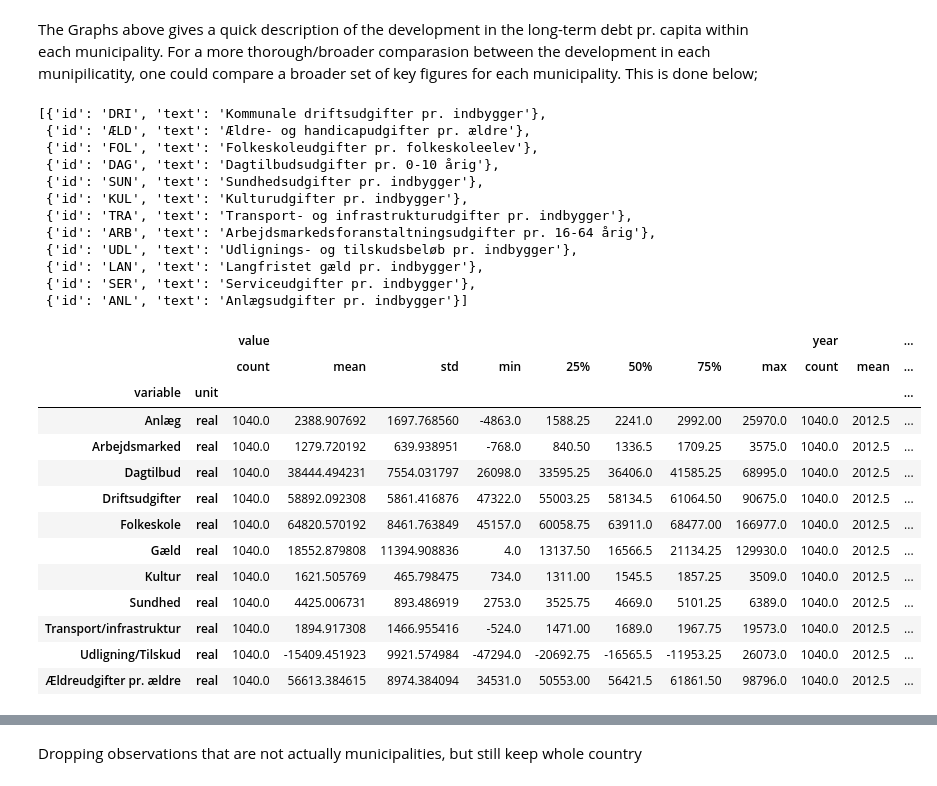
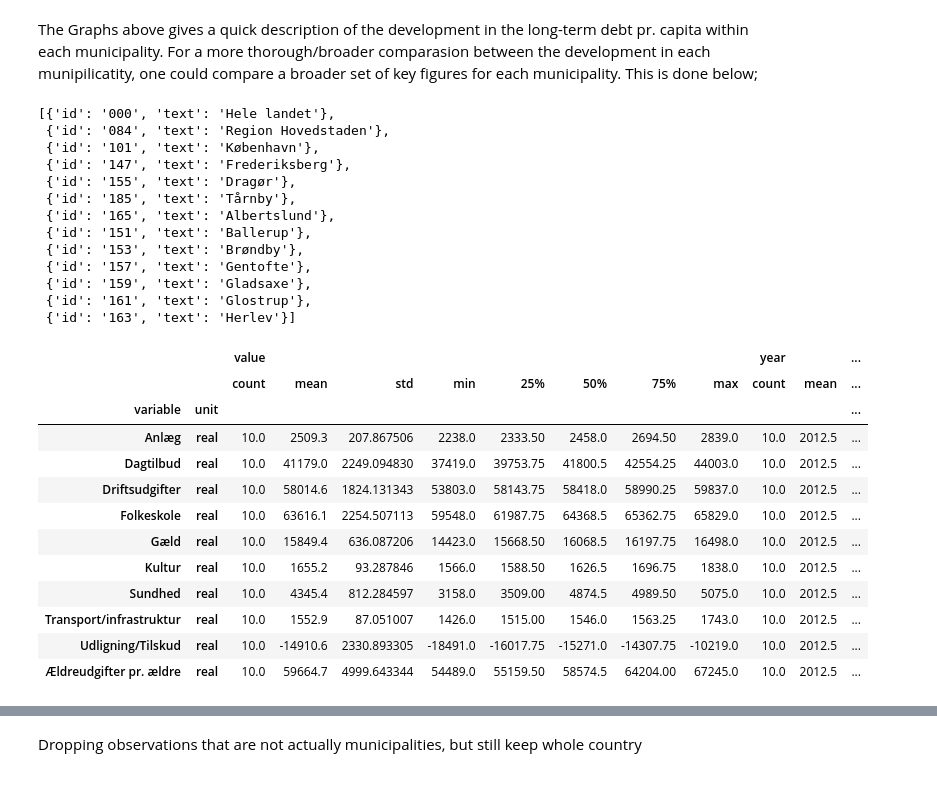
Before and after one commit to NumEconCopenhagen/projects-2019-peter-larsens-kaffe-m-havre, a Jupyter notebook: dataproject/dataProject.ipynb, the cells around one changed output, grey strips where cells are left out. Saved outputs shown, nothing was run; the diff lists cells and outputs as text; code cells hidden in the pictures.

Commit message:
Plot over alle nøgletal for hele landet

```diff
--- a/dataproject/dataProject.ipynb
+++ b/dataproject/dataProject.ipynb
@@ -246,25 +246,27 @@ Note få den anden slider til at virke.
 # %% [markdown]
 The Graphs above gives a quick description of the development in the long-term debt pr. capita within each municipality. For a more thorough/broader comparasion between the development in each munipilicatity, one could compare a broader set of key figures for each municipality. This is done below;
 # %%
+# Used for getting an overview of the variablenames and their id.
 indk_vars = dst.get_variables(table_id='NGLK')
-indk_vars['values'][1][:13]
+indk_vars['values'][0][:13]
 # %% [output]
-[{'id': 'DRI', 'text': 'Kommunale driftsudgifter pr. indbygger'},
- {'id': 'ÆLD', 'text': 'Ældre- og handicapudgifter pr. ældre'},
- {'id': 'FOL', 'text': 'Folkeskoleudgifter pr. folkeskoleelev'},
- {'id': 'DAG', 'text': 'Dagtilbudsudgifter pr. 0-10 årig'},
- {'id': 'SUN', 'text': 'Sundhedsudgifter pr. indbygger'},
- {'id': 'KUL', 'text': 'Kulturudgifter pr. indbygger'},
- {'id': 'TRA', 'text': 'Transport- og infrastrukturudgifter pr. indbygger'},
- {'id': 'ARB', 'text': 'Arbejdsmarkedsforanstaltningsudgifter pr. 16-64 årig'},
- {'id': 'UDL', 'text': 'Udlignings- og tilskudsbeløb pr. indbygger'},
- {'id': 'LAN', 'text': 'Langfristet gæld pr. indbygger'},
- {'id': 'SER', 'text': 'Serviceudgifter pr. indbygger'},
- {'id': 'ANL', 'text': 'Anlægsudgifter pr. indbygger'}]
+[{'id': '000', 'text': 'Hele landet'},
+ {'id': '084', 'text': 'Region Hovedstaden'},
+ {'id': '101', 'text': 'København'},
+ {'id': '147', 'text': 'Frederiksberg'},
+ {'id': '155', 'text': 'Dragør'},
+ {'id': '185', 'text': 'Tårnby'},
+ {'id': '165', 'text': 'Albertslund'},
+ {'id': '151', 'text': 'Ballerup'},
+ {'id': '153', 'text': 'Brøndby'},
+ {'id': '157', 'text': 'Gentofte'},
+ {'id': '159', 'text': 'Gladsaxe'},
+ {'id': '161', 'text': 'Glostrup'},
+ {'id': '163', 'text': 'Herlev'}]
 # %%
 # a) Download all of table NGLK and get a quick overview;
-nglk_true = dst.get_data(table_id = 'NGLK', variables={'OMRÅDE':['*'], 'BNØGLE':['*'], 'PRISENHED':['*'], 'TID':['*']})
-nglk_true.head(200)
+nglk_true = dst.get_data(table_id = 'NGLK', variables={'OMRÅDE':['000'], 'BNØGLE':['*'], 'PRISENHED':['*'], 'TID':['*']})
+nglk_true.head(10)
 
 #b) Define the following dictionaries
 columns_dict = {}
@@ -283,7 +285,7 @@ var_dict['Dagtilbudsudgifter pr. 0-10 årig'] = 'Dagtilbud'
 var_dict['Sundhedsudgifter pr. indbygger'] = 'Sundhed'
 var_dict['Kulturudgifter pr. indbygger'] = 'Kultur'
 var_dict['Transport- og infrastrukturudgifter pr. indbygger'] = 'Transport/infrastruktur'
-var_dict['Arbejdsmarkedsforanstaltningsudgifter pr. 16-64 årig'] = 'Arbejdsmarked'
+#var_dict['Arbejdsmarkedsforanstaltningsudgifter pr. 16-64 årig'] = 'Arbejdsmarked'
 var_dict['Udlignings- og tilskudsbeløb pr. indbygger'] = 'Udligning/Tilskud'
 var_dict['Langfristet gæld pr. indbygger'] = 'Gæld'
 var_dict['Serviceudgifter pr. indbygger'] = 'Service'
@@ -296,44 +298,43 @@ unit_dict['Faste priser'] = 'real'
 nglk_true.rename(columns=columns_dict,inplace=True)
 
 # d) replace data
 for key,value in var_dict.items():
    nglk_true.variable.replace(key,value,inplace=True)
 
 for key,value in unit_dict.items():
    nglk_true.unit.replace(key,value,inplace=True)
 
 # e) keep if in var_dict
 I = False
 for key,value in var_dict.items():
     I = I | (nglk_true.variable == value)
 nglk_true = nglk_true[I]
 
 # f) Keep in in unit_dict;
 J = False
 for key,value in unit_dict.items():
     J = J | (nglk_true.unit == value)
 nglk_true = nglk_true[J]
 
 # g) convert values to numeric
 nglk_true.value = nglk_true.value.astype('float')
 
 # h) summary statistics
 nglk_true.groupby(['variable','unit']).describe()
 # %% [output]
 |  |  | value |  |  |  |  |  |  |  | year |  | ... |
 |  |  | count | mean | std | min | 25% | 50% | 75% | max | count | mean | ... |
 | variable | unit |  |  |  |  |  |  |  |  |  |  | ... |
-| Anlæg | real | 1040.0 | 2388.907692 | 1697.768560 | -4863.0 | 1588.25 | 2241.0 | 2992.00 | 25970.0 | 1040.0 | 2012.5 | ... |
-| Arbejdsmarked | real | 1040.0 | 1279.720192 | 639.938951 | -768.0 | 840.50 | 1336.5 | 1709.25 | 3575.0 | 1040.0 | 2012.5 | ... |
-| Dagtilbud | real | 1040.0 | 38444.494231 | 7554.031797 | 26098.0 | 33595.25 | 36406.0 | 41585.25 | 68995.0 | 1040.0 | 2012.5 | ... |
-| Driftsudgifter | real | 1040.0 | 58892.092308 | 5861.416876 | 47322.0 | 55003.25 | 58134.5 | 61064.50 | 90675.0 | 1040.0 | 2012.5 | ... |
-| Folkeskole | real | 1040.0 | 64820.570192 | 8461.763849 | 45157.0 | 60058.75 | 63911.0 | 68477.00 | 166977.0 | 1040.0 | 2012.5 | ... |
-| Gæld | real | 1040.0 | 18552.879808 | 11394.908836 | 4.0 | 13137.50 | 16566.5 | 21134.25 | 129930.0 | 1040.0 | 2012.5 | ... |
-| Kultur | real | 1040.0 | 1621.505769 | 465.798475 | 734.0 | 1311.00 | 1545.5 | 1857.25 | 3509.0 | 1040.0 | 2012.5 | ... |
-| Sundhed | real | 1040.0 | 4425.006731 | 893.486919 | 2753.0 | 3525.75 | 4669.0 | 5101.25 | 6389.0 | 1040.0 | 2012.5 | ... |
-| Transport/infrastruktur | real | 1040.0 | 1894.917308 | 1466.955416 | -524.0 | 1471.00 | 1689.0 | 1967.75 | 19573.0 | 1040.0 | 2012.5 | ... |
-| Udligning/Tilskud | real | 1040.0 | -15409.451923 | 9921.574984 | -47294.0 | -20692.75 | -16565.5 | -11953.25 | 26073.0 | 1040.0 | 2012.5 | ... |
-| Ældreudgifter pr. ældre | real | 1040.0 | 56613.384615 | 8974.384094 | 34531.0 | 50553.00 | 56421.5 | 61861.50 | 98796.0 | 1040.0 | 2012.5 | ... |
+| Anlæg | real | 10.0 | 2509.3 | 207.867506 | 2238.0 | 2333.50 | 2458.0 | 2694.50 | 2839.0 | 10.0 | 2012.5 | ... |
+| Dagtilbud | real | 10.0 | 41179.0 | 2249.094830 | 37419.0 | 39753.75 | 41800.5 | 42554.25 | 44003.0 | 10.0 | 2012.5 | ... |
+| Driftsudgifter | real | 10.0 | 58014.6 | 1824.131343 | 53803.0 | 58143.75 | 58418.0 | 58990.25 | 59837.0 | 10.0 | 2012.5 | ... |
+| Folkeskole | real | 10.0 | 63616.1 | 2254.507113 | 59548.0 | 61987.75 | 64368.5 | 65362.75 | 65829.0 | 10.0 | 2012.5 | ... |
+| Gæld | real | 10.0 | 15849.4 | 636.087206 | 14423.0 | 15668.50 | 16068.5 | 16197.75 | 16498.0 | 10.0 | 2012.5 | ... |
+| Kultur | real | 10.0 | 1655.2 | 93.287846 | 1566.0 | 1588.50 | 1626.5 | 1696.75 | 1838.0 | 10.0 | 2012.5 | ... |
+| Sundhed | real | 10.0 | 4345.4 | 812.284597 | 3158.0 | 3509.00 | 4874.5 | 4989.50 | 5075.0 | 10.0 | 2012.5 | ... |
+| Transport/infrastruktur | real | 10.0 | 1552.9 | 87.051007 | 1426.0 | 1515.00 | 1546.0 | 1563.25 | 1743.0 | 10.0 | 2012.5 | ... |
+| Udligning/Tilskud | real | 10.0 | -14910.6 | 2330.893305 | -18491.0 | -16017.75 | -15271.0 | -14307.75 | -10219.0 | 10.0 | 2012.5 | ... |
+| Ældreudgifter pr. ældre | real | 10.0 | 59664.7 | 4999.643344 | 54489.0 | 55159.50 | 58574.5 | 64204.00 | 67245.0 | 10.0 | 2012.5 | ... |
 # %%
 # Quick Overview;
 nglk_true.head(20)
```
Also changed, not shown: parts of 7 cells of this notebook.
